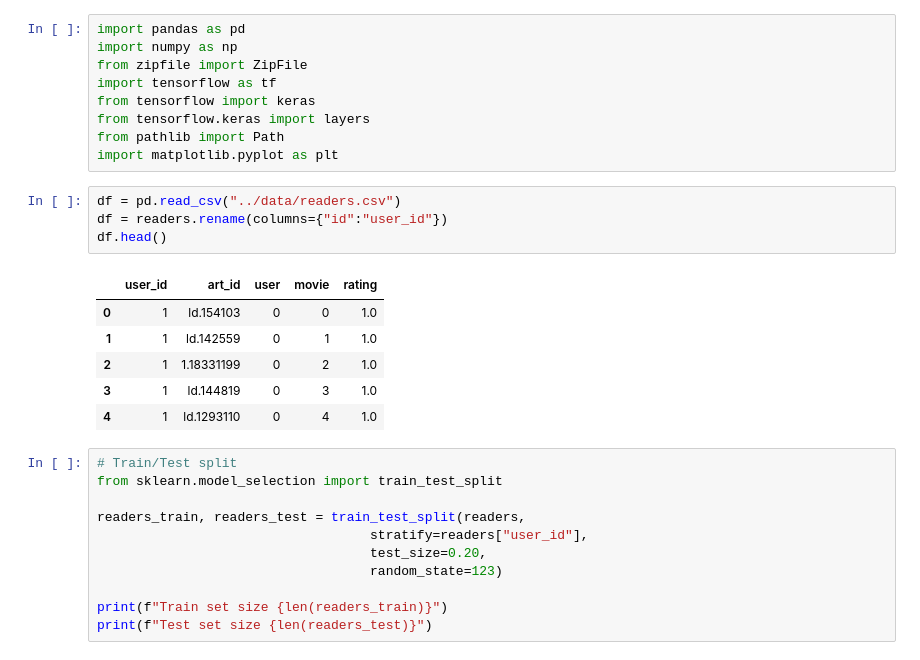
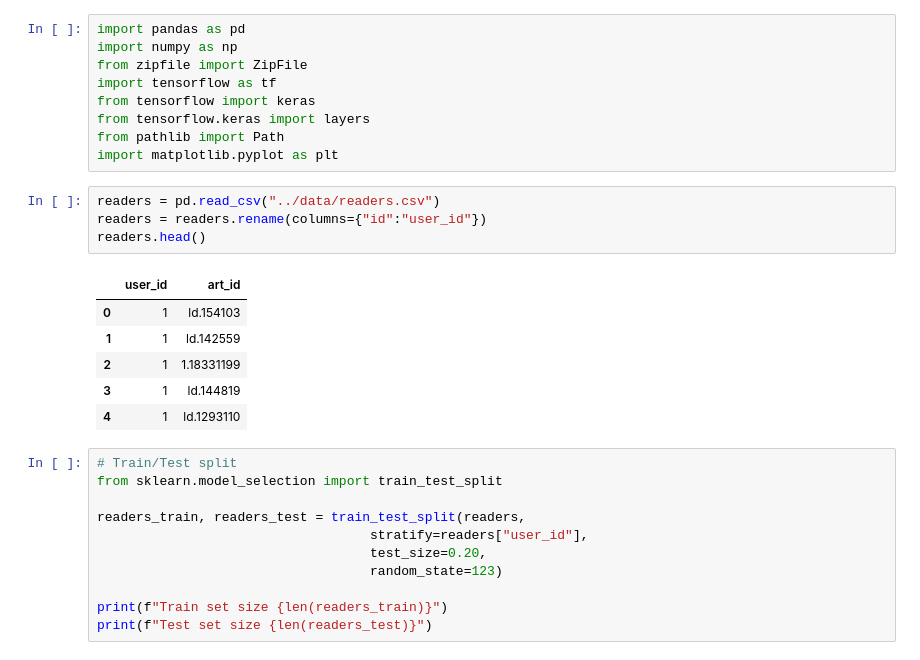
Before and after one commit to amakarewicz/RecommenderSystem, a Jupyter notebook: Kamil/notebooks/cf_autoencoder_model.ipynb, the cells around one changed output. Drawn from its saved outputs; the diff is of its cells as text.

```diff
--- a/Kamil/notebooks/cf_autoencoder_model.ipynb
+++ b/Kamil/notebooks/cf_autoencoder_model.ipynb
@@ -8,16 +8,16 @@ from tensorflow.keras import layers
 from pathlib import Path
 import matplotlib.pyplot as plt
 # %%
-df = pd.read_csv("../data/readers.csv")
-df = readers.rename(columns={"id":"user_id"})
-df.head()
+readers = pd.read_csv("../data/readers.csv")
+readers = readers.rename(columns={"id":"user_id"})
+readers.head()
 # %% [output]
-|  | user_id | art_id | user | movie | rating |
-| 0 | 1 | ld.154103 | 0 | 0 | 1.0 |
-| 1 | 1 | ld.142559 | 0 | 1 | 1.0 |
-| 2 | 1 | 1.18331199 | 0 | 2 | 1.0 |
-| 3 | 1 | ld.144819 | 0 | 3 | 1.0 |
-| 4 | 1 | ld.1293110 | 0 | 4 | 1.0 |
+|  | user_id | art_id |
+| 0 | 1 | ld.154103 |
+| 1 | 1 | ld.142559 |
+| 2 | 1 | 1.18331199 |
+| 3 | 1 | ld.144819 |
+| 4 | 1 | ld.1293110 |
 # %%
 # Train/Test split
 from sklearn.model_selection import train_test_split
```
Also changed, not shown: parts of 1 cell of this notebook.
